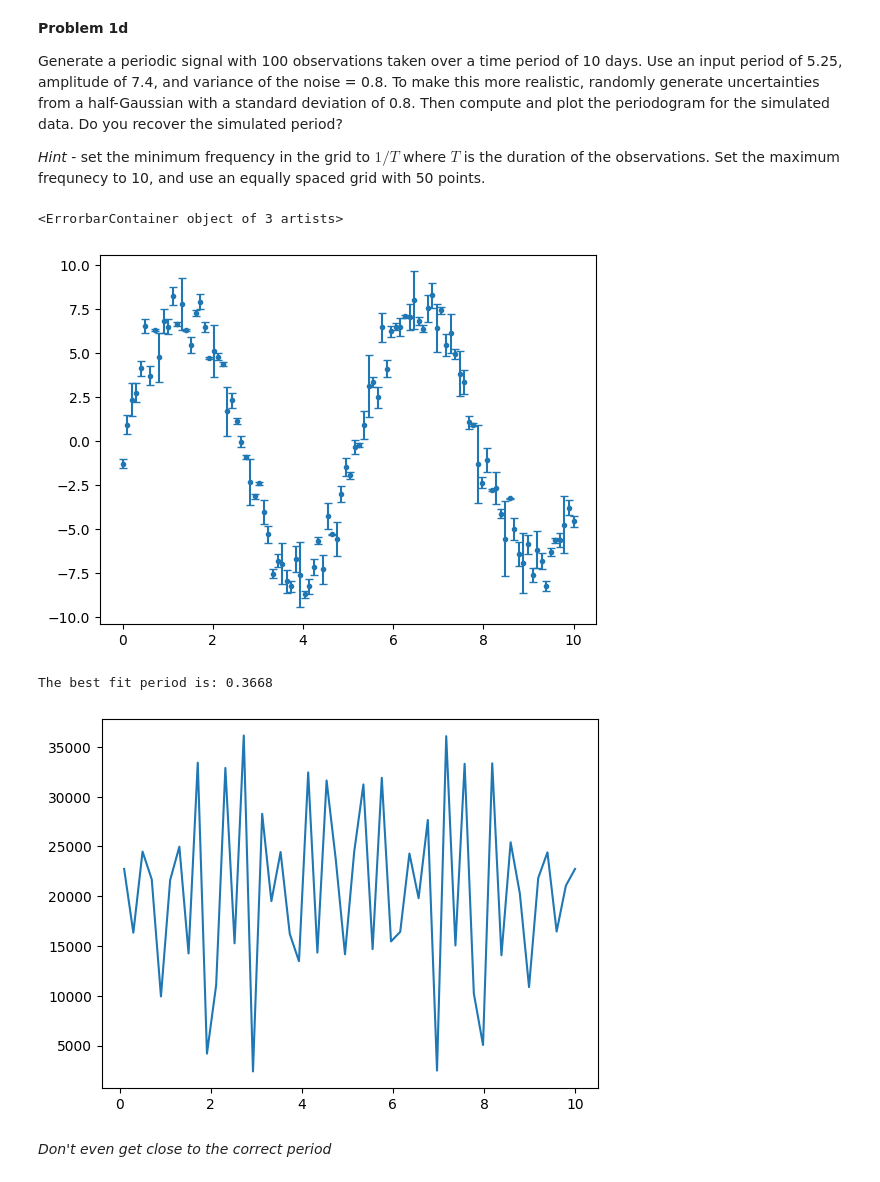
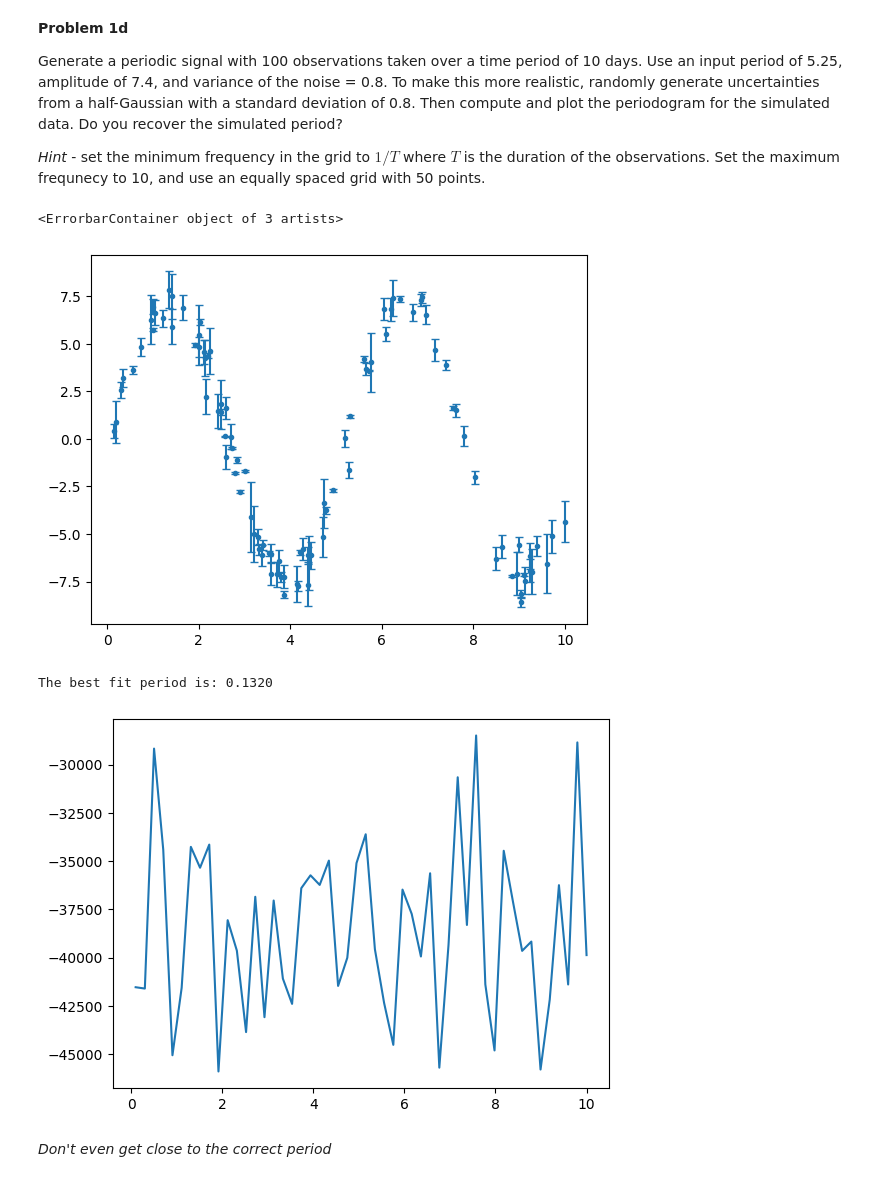
Before and after one commit to ASTR154/time-series, a Jupyter notebook: time-series.ipynb, the cells around one changed output. Drawn from its saved outputs; the diff is of its cells as text; code cells hidden in the pictures.

```diff
--- a/time-series.ipynb
+++ b/time-series.ipynb
@@ -81,28 +80,28 @@ Generate a periodic signal with 100 observations taken over a time period of 10
 
 *Hint* - set the minimum frequency in the grid to $1/T$ where $T$ is the duration of the observations. Set the maximum frequnecy to 10, and use an equally spaced grid with 50 points.
 # %%
-rng_sin = [np.random.default_rng(1234), np.random.default_rng(5678)]
-t =  np.linspace(0, 10, 100)
-y =  sinusoid(t, 5.25, 7.4, 0, rng_sin[0].normal(loc=0, scale=0.8, size=len(t)))
-y_unc = abs(rng_sin[1].normal(loc=0, scale=0.8, size=len(t)))
+rng = np.random.default_rng([45496, 546, 154694, 49])
+x = np.sort(rng.uniform(0, 10, 100))
+y = sinusoid(x, 5.25, 7.4, 0, rng.normal(0, 0.8, size=len(x)))
+y_unc = np.abs(rng.normal(0, 0.8, len(x)))
 
-plt.errorbar(t, y, yerr=y_unc, marker='.', ls='', capsize=3)
+plt.errorbar(x, y, yerr=y_unc, marker='.', ls='', capsize=3)
 # %% [output]
 <ErrorbarContainer object of 3 artists>
-[figure, old version]
+[figure, new version]
 # %%
 # calculate the periodogram
 f_min = 1/10
 f_grid = np.linspace(f_min, 10, 50)
-psd_ls = ls_periodogram(t, y, y_unc, f_grid)
+psd_ls = ls_periodogram(x, y, y_unc, f_grid)
 
 # plot the periodogram
 plt.plot(f_grid, psd_ls)
 
 print("The best fit period is: {:.4f}".format(1. / f_grid[np.argmax(psd_ls)]))
 # %% [output]
-The best fit period is: 0.3668
+The best fit period is: 0.1320
-[figure, old version]
+[figure, new version]
 # %% [markdown]
 *Don't even get close to the correct period*
 # %% [markdown]
```
Also changed, not shown: parts of 13 cells of this notebook.
